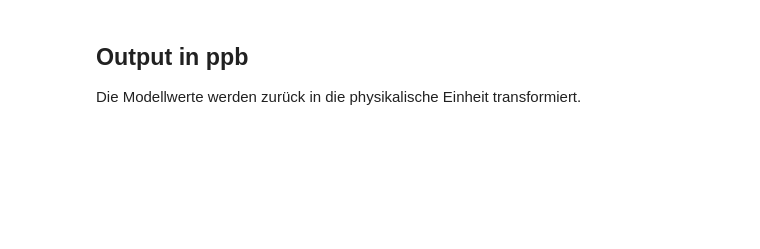
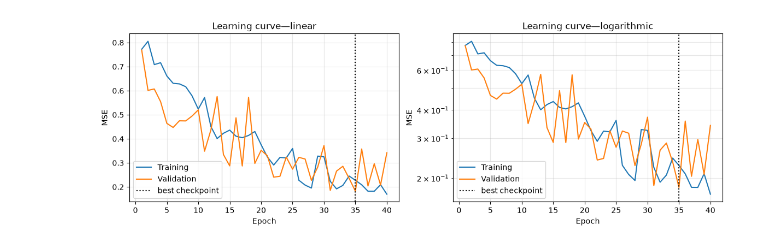
Before and after one commit to Y-Robin/TCOCNN_PY, a Jupyter notebook: Evaluation Seminar/Day_03/03_Train_a_TCOCNN_on_Sensor_Data.ipynb, the cells around one changed output. Cells and saved outputs as stored; diff of their text form; code cells hidden in the pictures; blank space fills up the shorter version.

```diff
--- a/Evaluation Seminar/Day_03/03_Train_a_TCOCNN_on_Sensor_Data.ipynb
+++ b/Evaluation Seminar/Day_03/03_Train_a_TCOCNN_on_Sensor_Data.ipynb
@@ -27,5 +67,5 @@ PARAMS=dict(n_filter=24,section_depth=3,convs_per_block=3,channel_growth=16,kern
 preview=TCOCNNv3Class(splits['train']['X_z'].shape[1:],1,regression=True)
 preview.build_net(PARAMS)
 print(preview.model)
-print('Trainierbare Parameter:',sum(p.numel() for p in preview.model.parameters() if p.requires_grad))
-model,info=train_experiment(splits,PARAMS,epochs=100,seed=42,model_class=TCOCNNv3Class)
+print('Trainable parameters:',sum(p.numel() for p in preview.model.parameters() if p.requires_grad))
+model,info=train_experiment(splits,PARAMS,epochs=40,seed=42,model_class=TCOCNNv3Class)
@@ -36,14 +95,12 @@ Linear und logarithmisch, jeweils mit Grid und markiertem Checkpoint.
 # %%
 h=model.history.history; e=np.arange(1,len(h['loss'])+1)
 fig,axes=plt.subplots(1,2,figsize=(14,4))
 for ax in axes:
-    ax.plot(e,h['loss'],label='Training'); ax.plot(e,h['val_loss'],label='Validierung')
-    ax.axvline(info['best_epoch'],color='black',ls=':',label='bester Checkpoint')
-    ax.set(xlabel='Epoche',ylabel='MSE'); ax.grid(True,which='both',alpha=.3); ax.legend()
-axes[0].set_title('Lernkurve – linear')
-axes[1].set(title='Lernkurve – logarithmisch',yscale='log')
+    ax.plot(e,h['loss'],label='Training'); ax.plot(e,h['val_loss'],label='Validation')
+    ax.axvline(info['best_epoch'],color='black',ls=':',label='best checkpoint')
+    ax.set(xlabel='Epoch',ylabel='MSE'); ax.grid(True,which='both',alpha=.3); ax.legend()
+axes[0].set_title('Learning curve—linear')
+axes[1].set(title='Learning curve—logarithmic',yscale='log')
 plt.show()
+# %% [output]
+[figure, added]
-# %% [markdown]
-## Output in ppb
-
-Die Modellwerte werden zurück in die physikalische Einheit transformiert.
```
Also changed, not shown: parts of 11 cells of this notebook, 45 other files.
